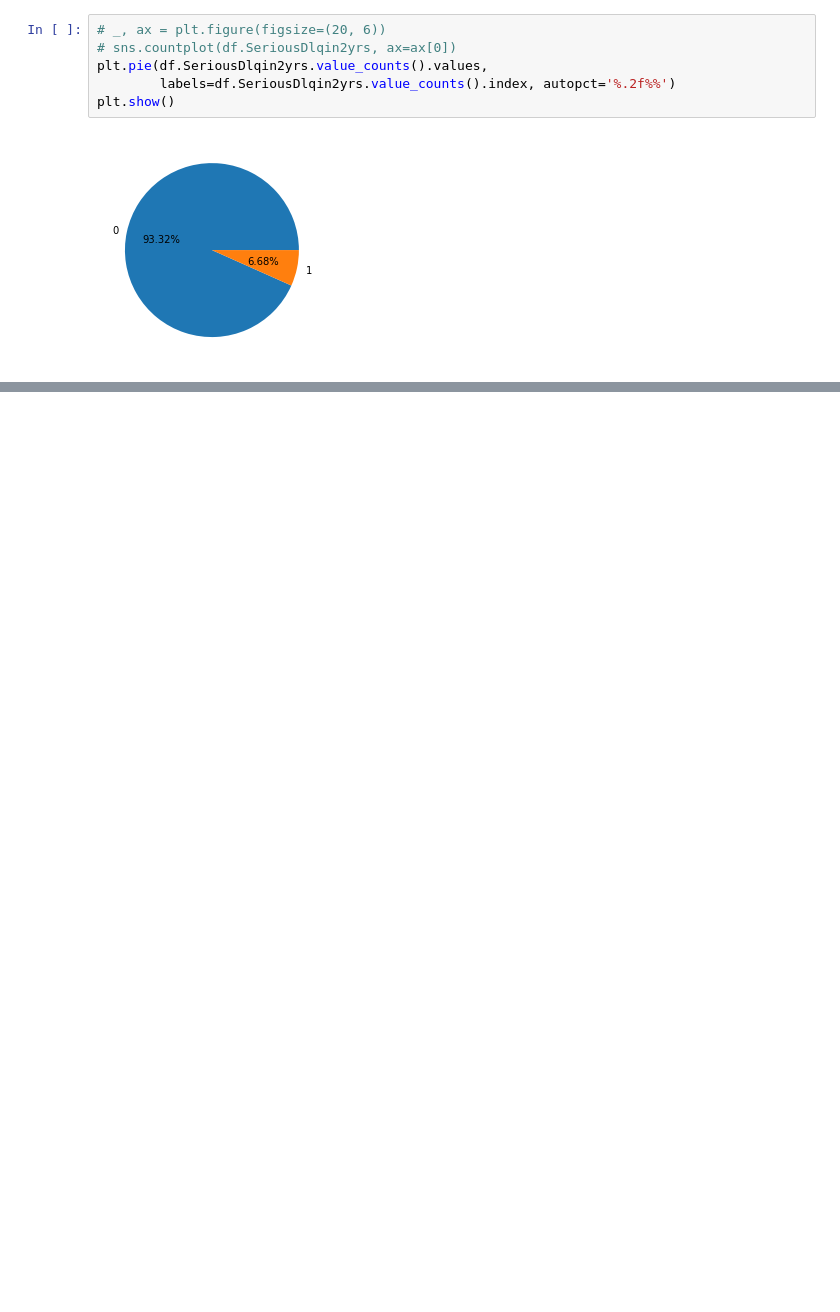
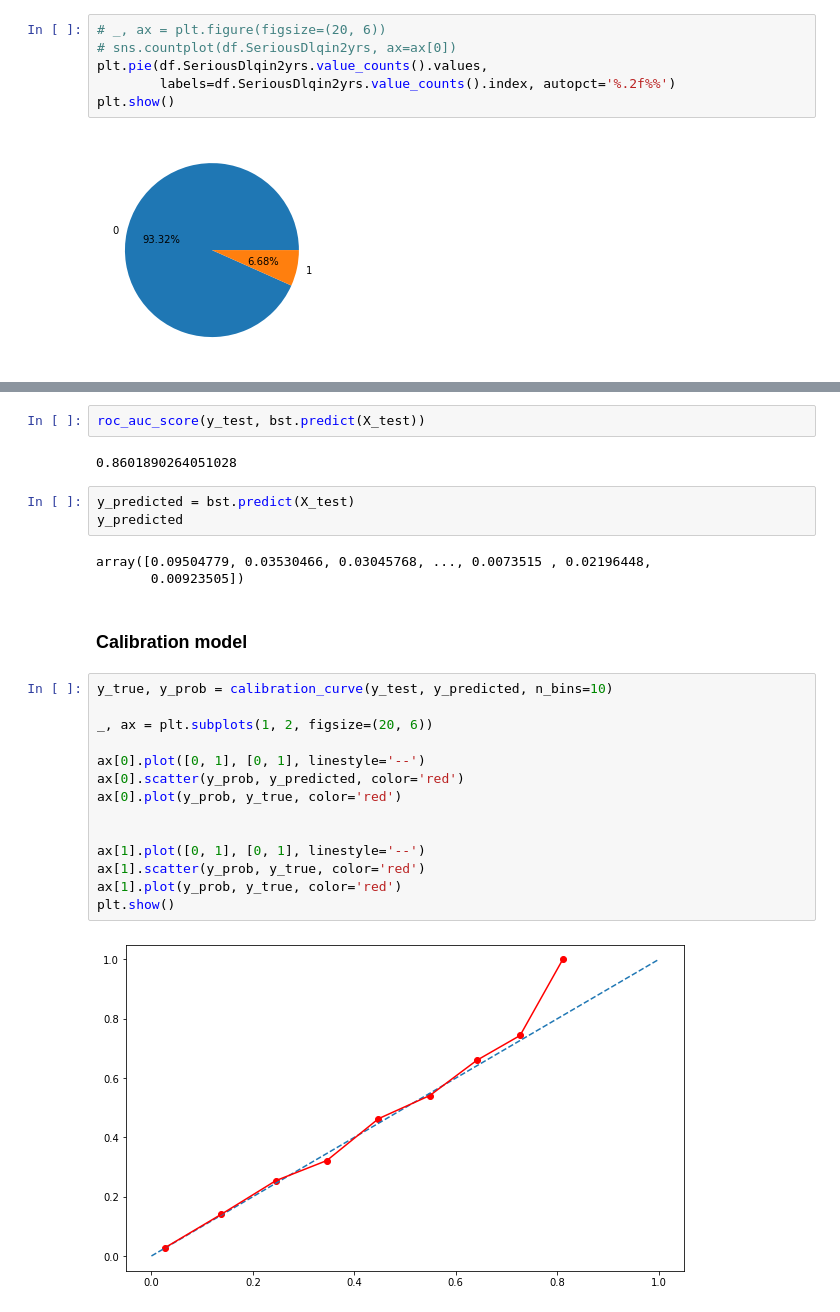
Before and after one commit to datacuriosity/MCI_PYTHON_34A8_L2, a Jupyter notebook: notebooks/Lecture_09_DT_Ensemble_learning.ipynb, the cells around one changed output, grey strips where cells are left out. Drawn from its saved outputs; the diff is of its cells as text; blank space fills up the shorter version.

```diff
--- a/notebooks/Lecture_09_DT_Ensemble_learning.ipynb
+++ b/notebooks/Lecture_09_DT_Ensemble_learning.ipynb
@@ -80,0 +168,28 @@ array([139974,  10026])
+# %%
+roc_auc_score(y_test, bst.predict(X_test))
+# %% [output]
+0.8601890264051028
+# %%
+y_predicted = bst.predict(X_test)
+y_predicted
+# %% [output]
+array([0.09504779, 0.03530466, 0.03045768, ..., 0.0073515 , 0.02196448,
+       0.00923505])
+# %% [markdown]
+### Calibration model
+# %%
+y_true, y_prob = calibration_curve(y_test, y_predicted, n_bins=10)
+
+_, ax = plt.subplots(1, 2, figsize=(20, 6))
+
+ax[0].plot([0, 1], [0, 1], linestyle='--')
+ax[0].scatter(y_prob, y_predicted, color='red')
+ax[0].plot(y_prob, y_true, color='red')
+
+
+ax[1].plot([0, 1], [0, 1], linestyle='--')
+ax[1].scatter(y_prob, y_true, color='red')
+ax[1].plot(y_prob, y_true, color='red')
+plt.show()
+# %% [output]
+[figure, added]
```
Also changed, not shown: parts of 22 cells of this notebook.
